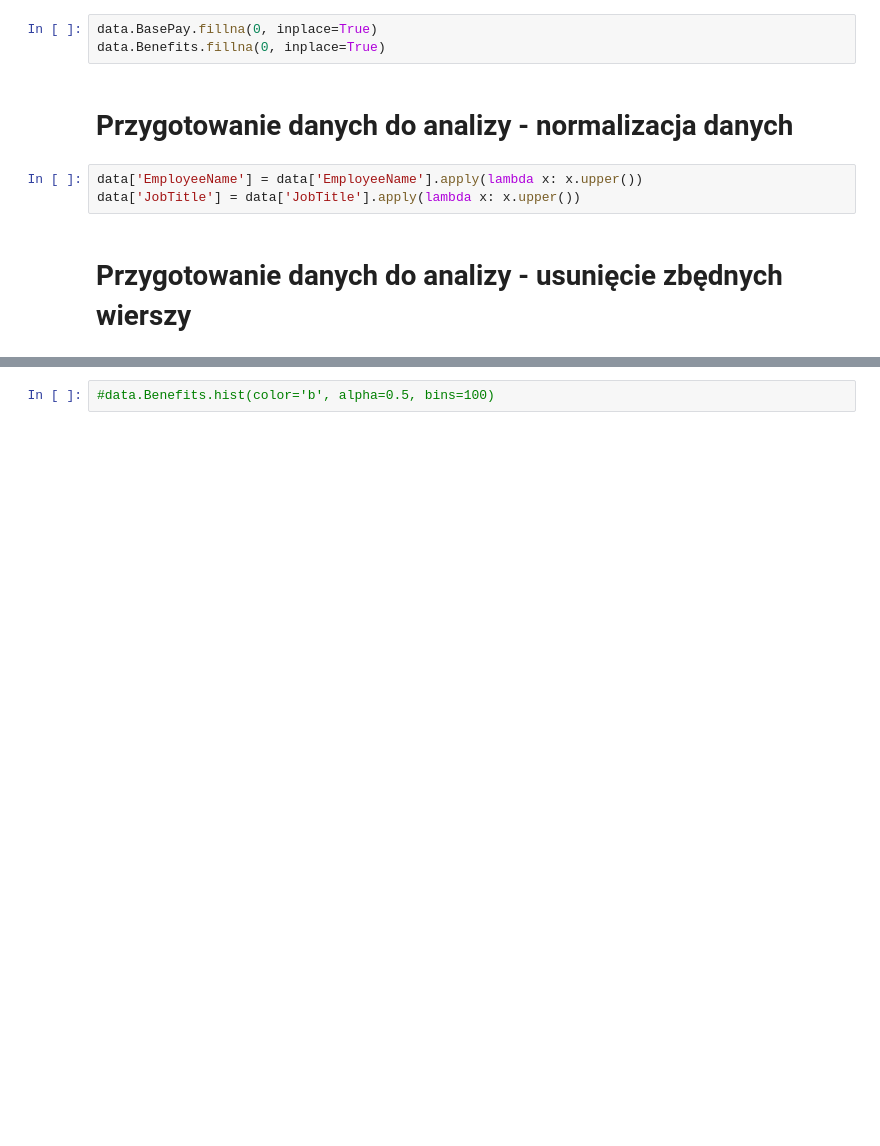
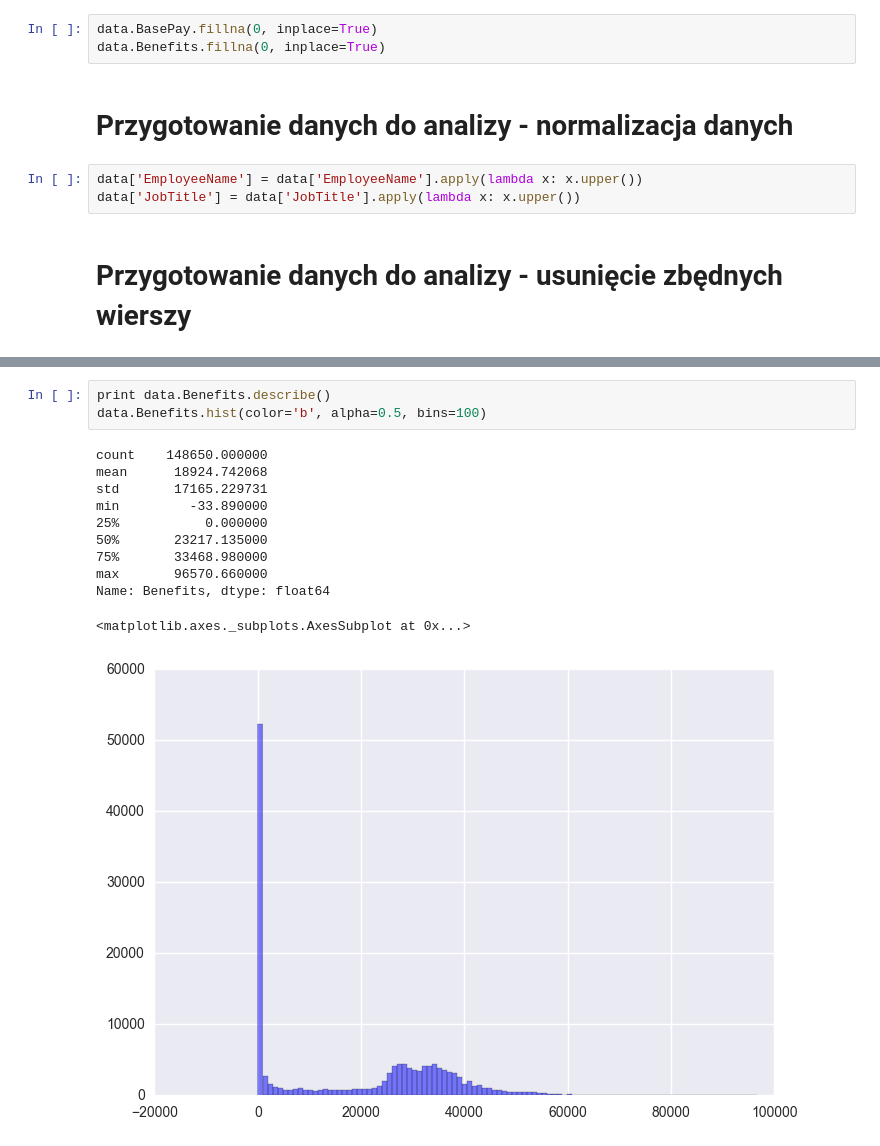
Before and after one commit to cocsackie/EKS, a Jupyter notebook: zespol38.ipynb, the cells around one changed output, grey strips where cells are left out. Cells and saved outputs as stored; diff of their text form; blank space fills up the shorter version.

```diff
--- a/zespol38.ipynb
+++ b/zespol38.ipynb
@@ -154,3 +178,16 @@ data = data[data.JobTitle != "NOT PROVIDED"]
 # %%
-#data.Benefits.hist(color='b', alpha=0.5, bins=100)
+print data.Benefits.describe()
+data.Benefits.hist(color='b', alpha=0.5, bins=100)
+# %% [output]
+count    148650.000000
+mean      18924.742068
+std       17165.229731
+min         -33.890000
+25%           0.000000
+50%       23217.135000
+75%       33468.980000
+max       96570.660000
+Name: Benefits, dtype: float64
+<matplotlib.axes._subplots.AxesSubplot at 0x...>
+[figure, added]
 # %%
```
Also changed, not shown: parts of 24 cells of this notebook.
